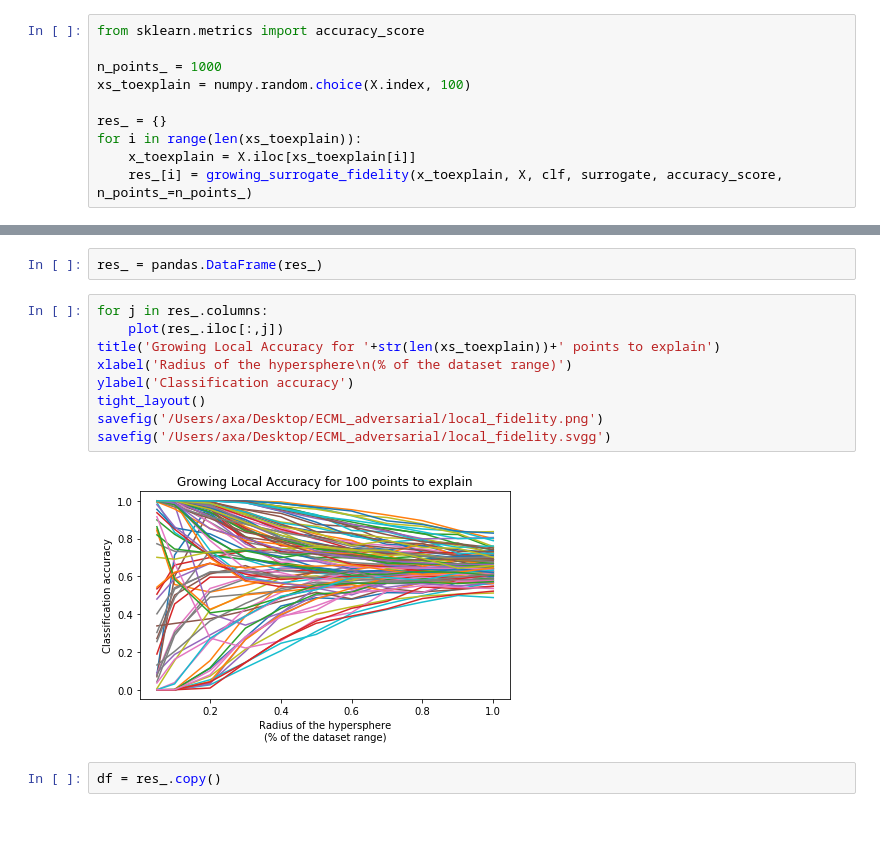
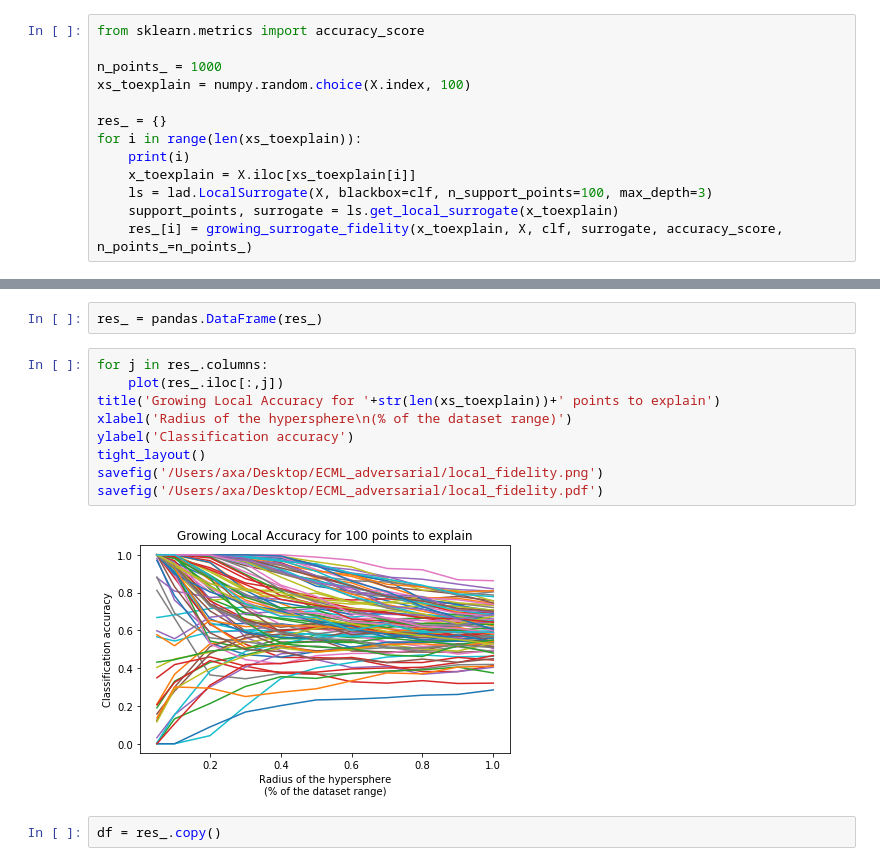
Before and after one commit to axa-rev-research/local-adverse-detection, a Jupyter notebook: Experiment.ipynb, the cells around one changed output, grey strips where cells are left out. Drawn from its saved outputs; the diff is of its cells as text; blank space fills up the shorter version.

Commit message:
Update local fidelity

```diff
--- a/Experiment.ipynb
+++ b/Experiment.ipynb
@@ -103,5 +107,8 @@ xs_toexplain = numpy.random.choice(X.index, 100)
 
 res_ = {}
 for i in range(len(xs_toexplain)):
+    print(i)
     x_toexplain = X.iloc[xs_toexplain[i]]
+    ls = lad.LocalSurrogate(X, blackbox=clf, n_support_points=100, max_depth=3)
+    support_points, surrogate = ls.get_local_surrogate(x_toexplain)
     res_[i] = growing_surrogate_fidelity(x_toexplain, X, clf, surrogate, accuracy_score, n_points_=n_points_)
@@ -110,14 +135,14 @@ res_ = pandas.DataFrame(res_)
 # %%
 for j in res_.columns:
     plot(res_.iloc[:,j])
 title('Growing Local Accuracy for '+str(len(xs_toexplain))+' points to explain')
 xlabel('Radius of the hypersphere\n(% of the dataset range)')
 ylabel('Classification accuracy')
 tight_layout()
 savefig('/Users/axa/Desktop/ECML_adversarial/local_fidelity.png')
-savefig('/Users/axa/Desktop/ECML_adversarial/local_fidelity.svgg')
+savefig('/Users/axa/Desktop/ECML_adversarial/local_fidelity.pdf')
 # %% [output]
-[figure, old version]
+[figure, new version]
 # %%
 df = res_.copy()
 # %%
```
Also changed, not shown: parts of 8 cells of this notebook.
